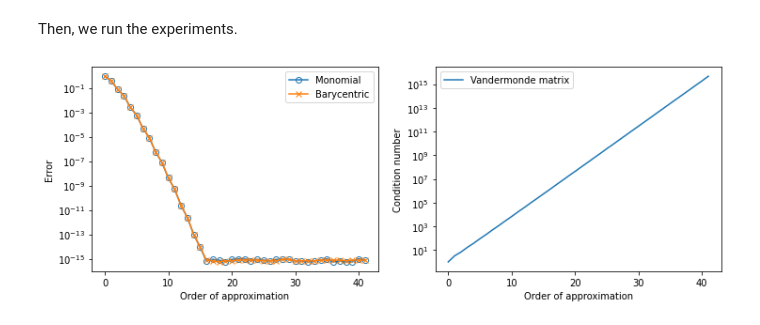
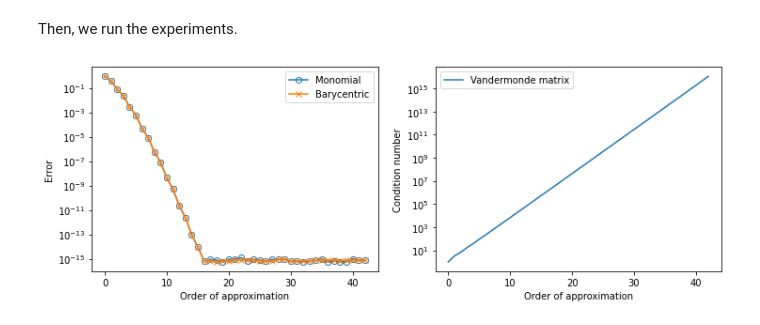
Before and after one commit to ZewenShen/monomial, a Jupyter notebook: Polynomial_interpolation_in_the_monomial_basis.ipynb, the cells around one changed output. Cells and saved outputs as stored; diff of their text form; code cells hidden in the pictures.

```diff
--- a/Polynomial_interpolation_in_the_monomial_basis.ipynb
+++ b/Polynomial_interpolation_in_the_monomial_basis.ipynb
@@ -32,8 +32,8 @@ err_bary_lst = []
 
 vand_cond_lst = []
 
-# The value of N shouldn't be higher than 42. See Section 2.3 of [1] for the explanation.
-N = 42
+# The value of N shouldn't be higher than 43 (but you can try it out). See Section 2.2 of our paper [1] for the explanation.
+N = 43
 
 for ord in range(N):
 
@@ -42,31 +42,31 @@ for ord in range(N):
   ii = np.arange(0, npts+1, dtype=np.float64)
   cheb_pts = np.flip(np.cos(np.pi*ii/npts))
   f = F(cheb_pts)
 
   # Polynomial interpolation in the monomial basis
   V = np.vander(cheb_pts, increasing=True)
   a = np.linalg.solve(V, f)
   est_mono = np.polynomial.polynomial.polyval(xx, a)
   err_mono_lst.append(np.linalg.norm(np.abs(est_mono - sol), np.inf))
 
   vand_cond_lst.append(np.linalg.cond(V))
 
   # Polynomial interpolation in the Lagrange polynomial basis
   est_bary = interpolate.barycentric_interpolate(cheb_pts, f, xx)
   err_bary_lst.append(np.linalg.norm(np.abs(est_bary - sol), np.inf))
 
 # Visualize the approximation errors, and the condition number of the Vandermonde matrix V
 fig, ax = plt.subplots(1, 2, figsize=(12, 4))
 ax[0].semilogy(np.arange(N), err_mono_lst, "o-", fillstyle = 'none')
 ax[0].semilogy(np.arange(N), err_bary_lst, "x-")
 
 ax[0].legend(['Monomial', 'Barycentric'])
 ax[0].set(xlabel="Order of approximation", ylabel="Error")
 
 ax[1].semilogy(np.arange(N), vand_cond_lst, "-")
 ax[1].legend(['Vandermonde matrix'])
 ax[1].set(xlabel="Order of approximation", ylabel="Condition number")
 
 plt.show()
 # %% [output]
-[figure, old version]
+[figure, new version]
```
Also changed, not shown: parts of 4 cells of this notebook, 1 other file.
